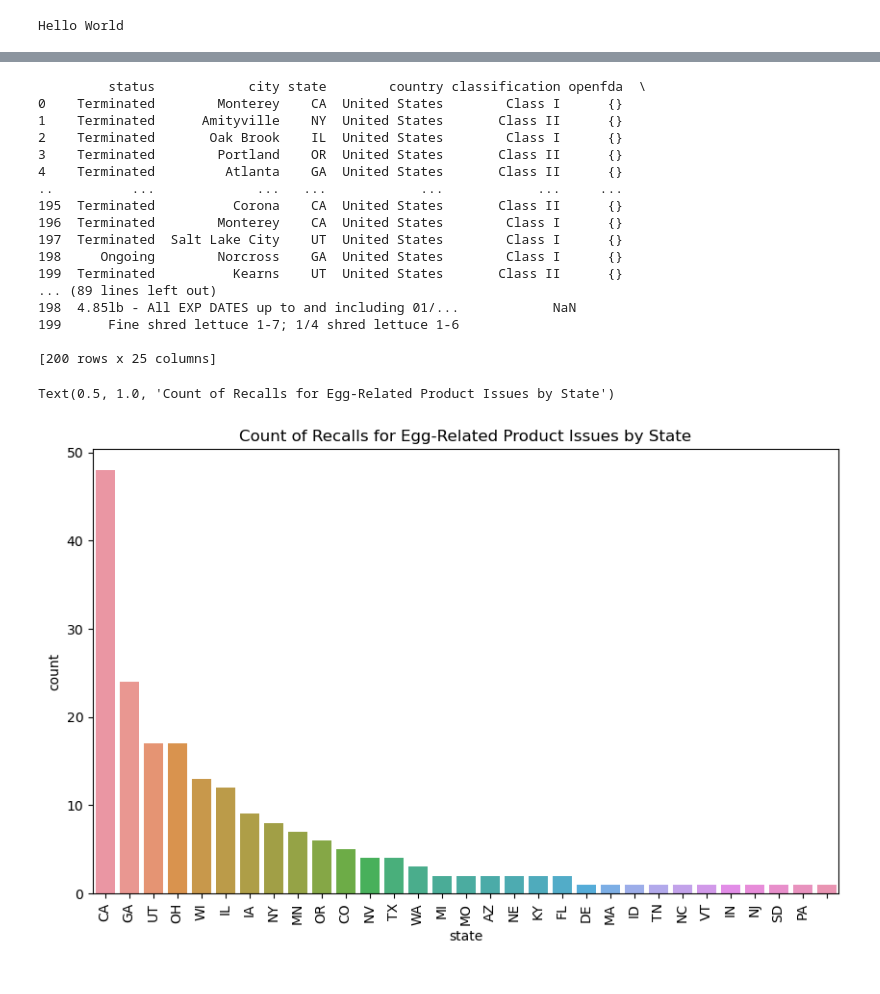
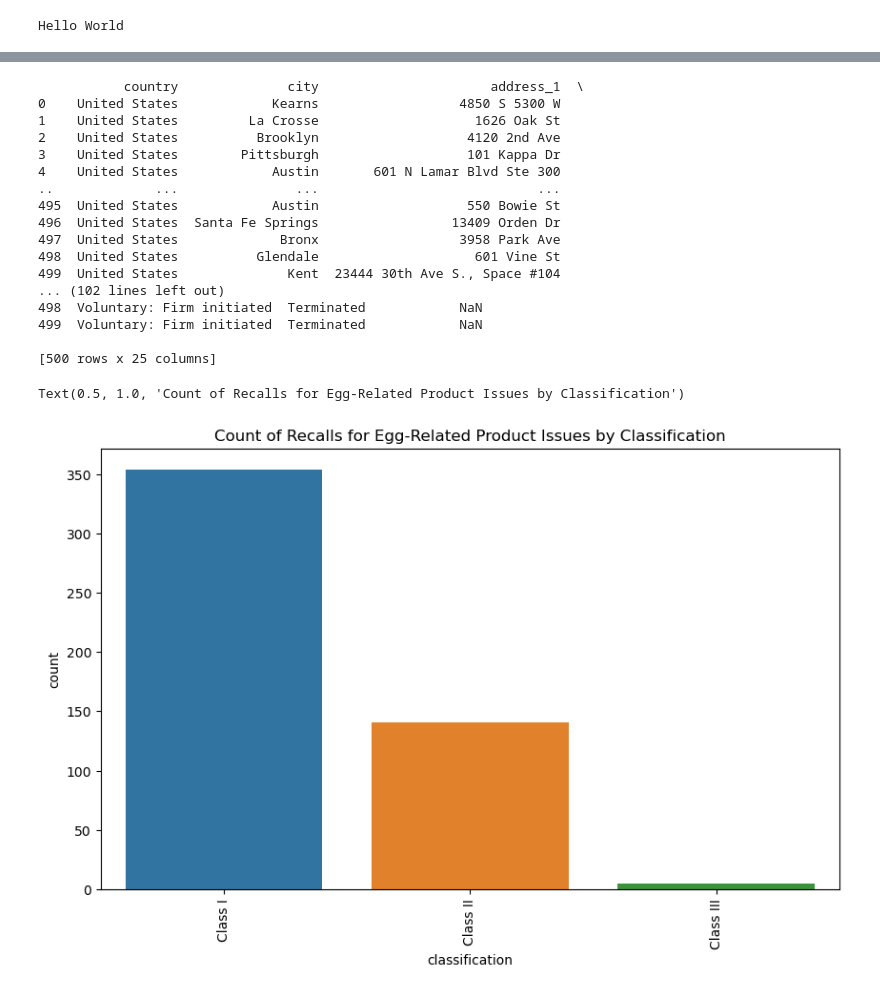
Before and after one commit to huntercroxall/s386Fall2023-project, a Jupyter notebook: Data_EDA_1.ipynb, the cells around one changed output, grey strips where cells are left out. Cells and saved outputs as stored; diff of their text form; code cells hidden in the pictures.

```diff
--- a/Data_EDA_1.ipynb
+++ b/Data_EDA_1.ipynb
@@ -23,10 +18,9 @@ import matplotlib.pyplot as plt
 # %%
 endpoint = "https://api.fda.gov/food/enforcement.json"
 
-# Set your query parameters
 params = {
     'search':'reason_for_recall:"egg"',
-    'limit': 200  # Adjust the limit based on your needs
+    'limit': 500
 }
 
 headers = {
@@ -49,31 +43,31 @@ df = pd.DataFrame(results)
 # %%
 print(df)
 # %% [output]
-         status            city state        country classification openfda  \
-0    Terminated        Monterey    CA  United States        Class I      {}
-1    Terminated      Amityville    NY  United States       Class II      {}
-2    Terminated       Oak Brook    IL  United States        Class I      {}
-3    Terminated        Portland    OR  United States       Class II      {}
-4    Terminated         Atlanta    GA  United States       Class II      {}
-..          ...             ...   ...            ...            ...     ...
-195  Terminated          Corona    CA  United States       Class II      {}
-196  Terminated        Monterey    CA  United States        Class I      {}
-197  Terminated  Salt Lake City    UT  United States        Class I      {}
-198     Ongoing        Norcross    GA  United States        Class I      {}
-199  Terminated          Kearns    UT  United States       Class II      {}
-... (89 lines left out)
-198  4.85lb - All EXP DATES up to and including 01/...            NaN
-199      Fine shred lettuce 1-7; 1/4 shred lettuce 1-6
+           country              city                      address_1  \
+0    United States            Kearns                  4850 S 5300 W
+1    United States         La Crosse                    1626 Oak St
+2    United States          Brooklyn                   4120 2nd Ave
+3    United States        Pittsburgh                   101 Kappa Dr
+4    United States            Austin       601 N Lamar Blvd Ste 300
+..             ...               ...                            ...
+495  United States            Austin                   550 Bowie St
+496  United States  Santa Fe Springs                 13409 Orden Dr
+497  United States             Bronx                  3958 Park Ave
+498  United States          Glendale                    601 Vine St
+499  United States              Kent  23444 30th Ave S., Space #104
+... (102 lines left out)
+498  Voluntary: Firm initiated  Terminated            NaN
+499  Voluntary: Firm initiated  Terminated            NaN
 
-[200 rows x 25 columns]
+[500 rows x 25 columns]
 # %%
-category_order = df['state'].value_counts().index
+category_order = df['classification'].value_counts().index
 plt.figure(figsize=(10, 6))
-sns.countplot(df, x="state", order = category_order)
+sns.countplot(df, x="classification", order = category_order)
 plt.xticks(rotation=90)
-plt.title("Count of Recalls for Egg-Related Product Issues by State")
+plt.title("Count of Recalls for Egg-Related Product Issues by Classification")
 # %% [output]
-Text(0.5, 1.0, 'Count of Recalls for Egg-Related Product Issues by State')
+Text(0.5, 1.0, 'Count of Recalls for Egg-Related Product Issues by Classification')
-[figure, old version]
+[figure, new version]
 # %%
 df.to_csv('FDA_egg_stats.csv', index=False)
```
Also changed, not shown: parts of 1 cell of this notebook, 1 other file.
